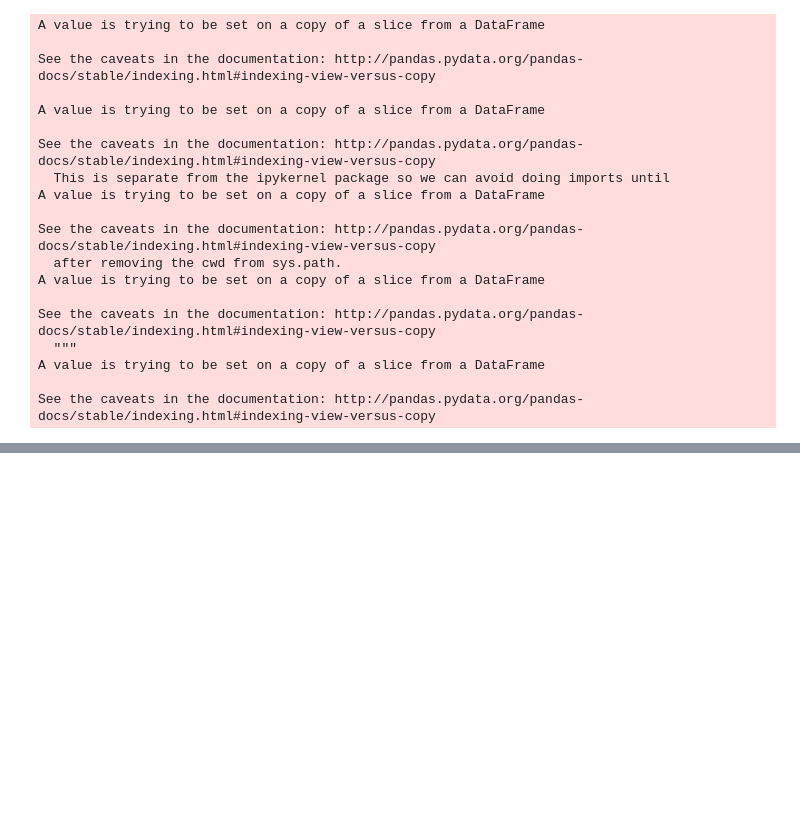
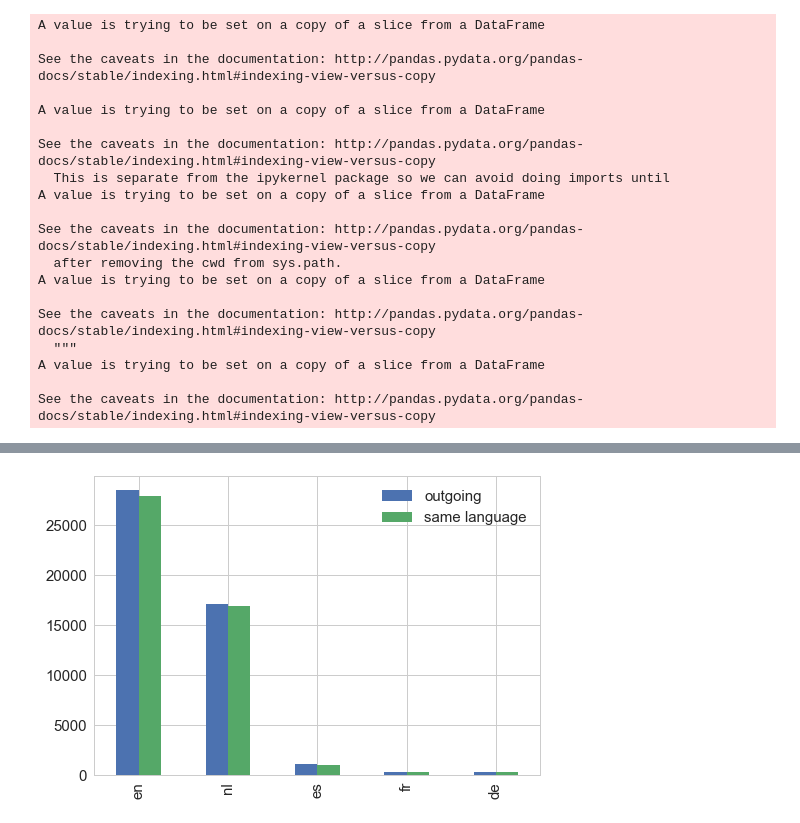
Before and after one commit to dharmsen/DBLDataChallenge, a Jupyter notebook: vis/language viz.ipynb, the cells around one changed output, grey strips where cells are left out. Cells and saved outputs as stored; diff of their text form; code cells hidden in the pictures; blank space fills up the shorter version.

Commit message:
language change

```diff
--- a/vis/language viz.ipynb
+++ b/vis/language viz.ipynb
@@ -141,0 +187,5 @@ plt.savefig('outgoingtweets', dpi=300)
+# %%
+language_df2 = pd.DataFrame(language_dict)
+language_df2 = language_df2[['en', 'nl', 'es', 'fr', 'de']]
+language_df2 = language_df2.rename({0: 'incoming', 1: 'outgoing', 2: 'same language'})
+language_df2 = language_df2.transpose()
@@ -141,0 +201,5 @@ plt.savefig('outgoingtweets', dpi=300)
+# %%
+language_df2[['outgoing', 'same language']].plot(kind='bar')
+plt.show()
+# %% [output]
+[figure, added]
```
Also changed, not shown: parts of 31 cells of this notebook, 2 other files.
